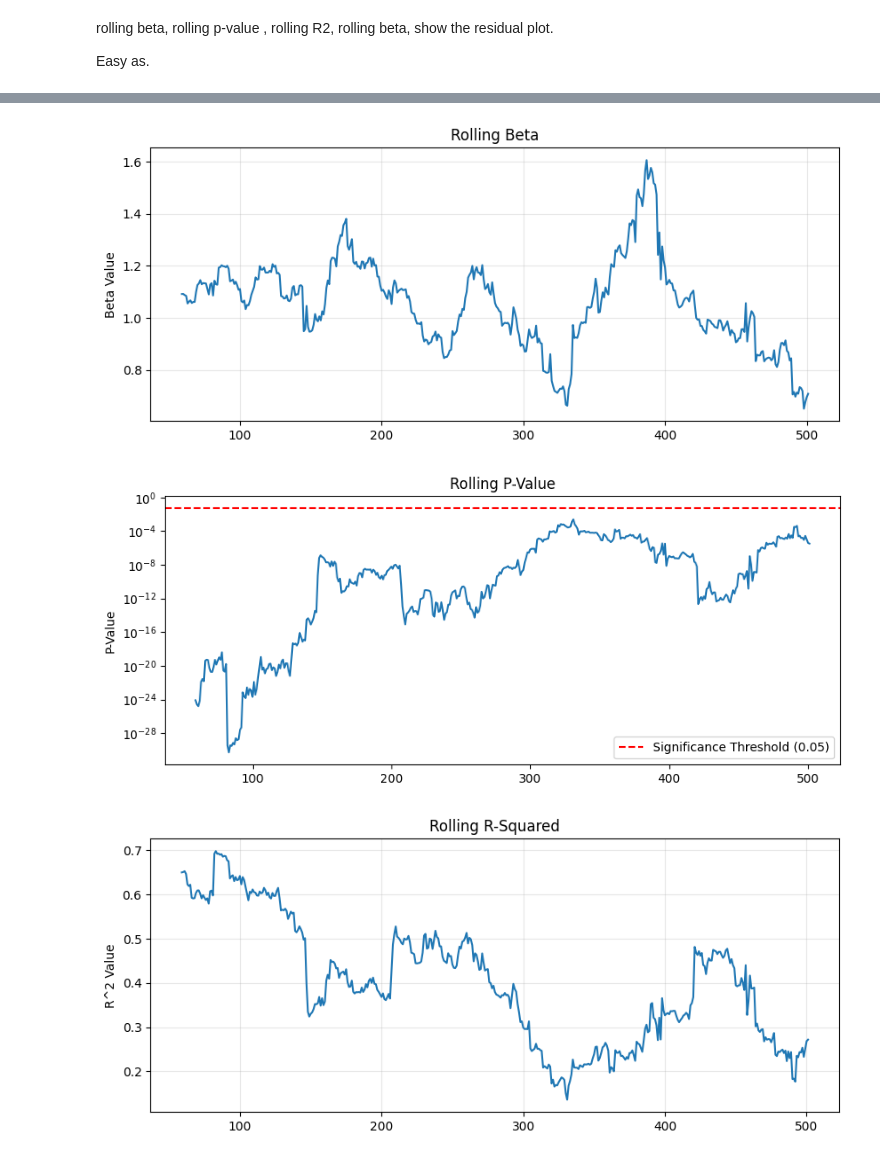
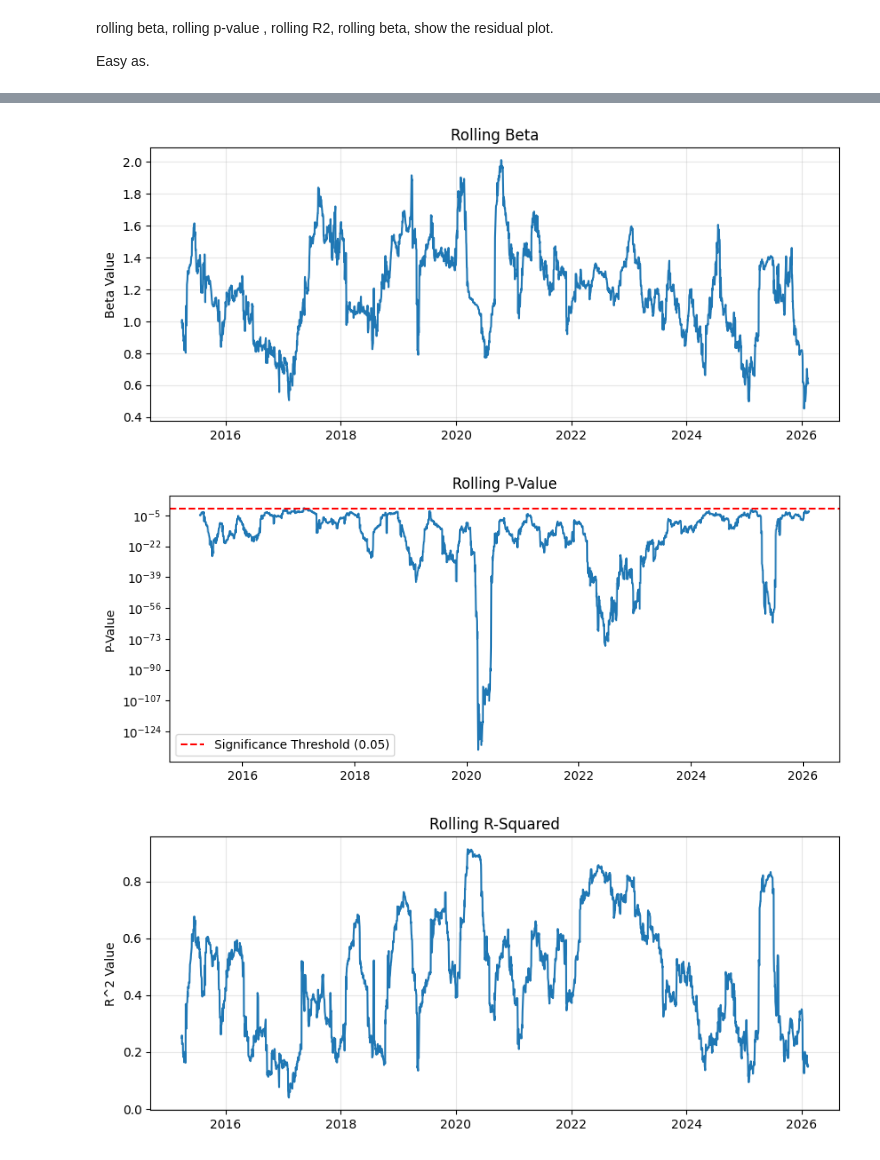
Before and after one commit to SJEGoh/Regression-Analysis, a Jupyter notebook: src/report.ipynb, the cells around one changed output, grey strips where cells are left out. Cells and saved outputs as stored; diff of their text form; code cells hidden in the pictures.

Commit message:
Charts basically done, except for T-10

```diff
--- a/src/report.ipynb
+++ b/src/report.ipynb
@@ -13,12 +12,13 @@ import numpy as np
 ticker = "AAPL"
 bench_ticker = "SPY"
 
-ticker_prices = get_polygon_data(ticker)[["close"]]
+ticker_prices = get_polygon_data(ticker)[["close", "timestamp"]]
 bench_prices = get_polygon_data(bench_ticker)[["close"]]
 ticker_prices["pct_change"] = ticker_prices["close"].pct_change()
-ticker_prices.columns = ["ticker_close", "ticker_pct"]
+ticker_prices.columns = ["ticker_close", "date", "ticker_pct"]
 bench_prices["pct_change"] = bench_prices["close"].pct_change()
 bench_prices.columns = ["bench_close", "bench_pct"]
+ticker_prices["date"] = pd.to_datetime(ticker_prices["date"], unit = "ms")
 # %%
 get_rolling_beta(ticker_prices, bench_prices, 60)
 # %% [output]
@@ -57,15 +57,15 @@ plot_data
 # %%
 plt.figure(figsize=(10, 4))
-plt.plot(plot_data.index, plot_data['beta'],  label='Rolling Beta')
+plt.plot(plot_data["date"], plot_data['beta'],  label='Rolling Beta')
 plt.title('Rolling Beta')
 plt.ylabel('Beta Value')
 plt.grid(True, alpha=0.3)
 plt.show()
 # %% [output]
-[figure, old version]
+[figure, new version]
 # %%
 plt.figure(figsize=(10, 4))
-plt.plot(plot_data.index, plot_data['p-value'])
+plt.plot(plot_data["date"], plot_data['p-value'])
 # Significance threshold at 0.05
 plt.axhline(0.05, color='red', linestyle='--', label='Significance Threshold (0.05)')
 plt.yscale('log') # Useful because p-values can be extremely small
@@ -74,13 +74,13 @@ plt.ylabel('P-Value')
 plt.legend()
 plt.show()
 # %% [output]
-[figure, old version]
+[figure, new version]
 # %%
 plt.figure(figsize=(10, 4))
-plt.plot(plot_data.index, plot_data['r-squared'])
+plt.plot(plot_data["date"], plot_data['r-squared'])
 plt.title('Rolling R-Squared')
 plt.ylabel('R^2 Value')
 plt.grid(True, alpha=0.3)
 plt.show()
 # %% [output]
-[figure, old version]
+[figure, new version]
```
Also changed, not shown: parts of 11 cells of this notebook, 3 other files.
